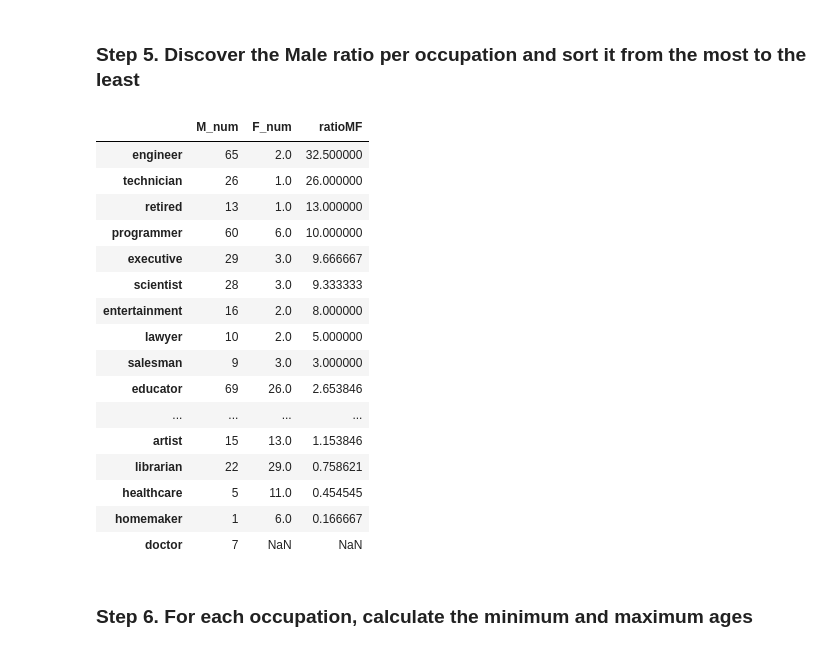
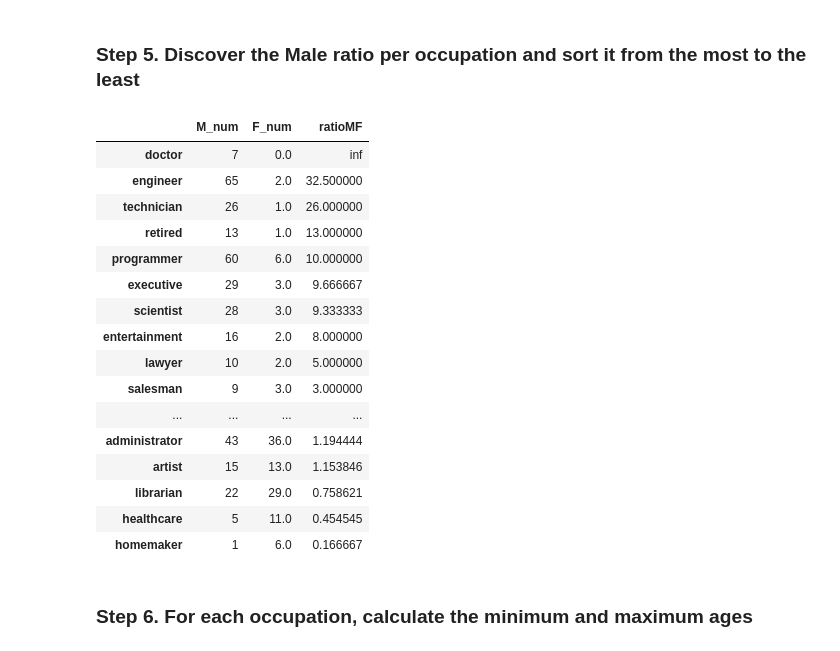
Before and after one commit to Kinetikm/AppliedPythonF2019, a Jupyter notebook: homeworks/homework_05_ml/Среда/Exercise.ipynb, the cells around one changed output. Drawn from its saved outputs; the diff is of its cells as text; code cells hidden in the pictures.

```diff
--- a/homeworks/homework_05_ml/Среда/Exercise.ipynb
+++ b/homeworks/homework_05_ml/Среда/Exercise.ipynb
@@ -55,10 +56,12 @@ Name: age, dtype: float64
 df = pd.concat([users[data['gender'] == 'M'].groupby('occupation')['gender'].count(), users[users['gender'] == 'F'].groupby('occupation')['gender'].count()], axis=1 , sort=False)
 # %%
 df.columns = ['M_num','F_num']
+df['F_num'].replace(np.nan, 0, inplace = True)
 df['ratioMF'] = df.iloc[:,0] / df.iloc[:,1]
 df.sort_values(by = 'ratioMF', ascending = False)
 # %% [output]
 |  | M_num | F_num | ratioMF |
+| doctor | 7 | 0.0 | inf |
 | engineer | 65 | 2.0 | 32.500000 |
 | technician | 26 | 1.0 | 26.000000 |
 | retired | 13 | 1.0 | 13.000000 |
@@ -68,13 +71,12 @@ df.sort_values(by = 'ratioMF', ascending = False)
 | entertainment | 16 | 2.0 | 8.000000 |
 | lawyer | 10 | 2.0 | 5.000000 |
 | salesman | 9 | 3.0 | 3.000000 |
-| educator | 69 | 26.0 | 2.653846 |
 | ... | ... | ... | ... |
+| administrator | 43 | 36.0 | 1.194444 |
 | artist | 15 | 13.0 | 1.153846 |
 | librarian | 22 | 29.0 | 0.758621 |
 | healthcare | 5 | 11.0 | 0.454545 |
 | homemaker | 1 | 6.0 | 0.166667 |
-| doctor | 7 | NaN | NaN |
 # %% [markdown]
 ### Step 6. For each occupation, calculate the minimum and maximum ages
 # %%
```
Also changed, not shown: parts of 2 cells of this notebook, 1 other file.
